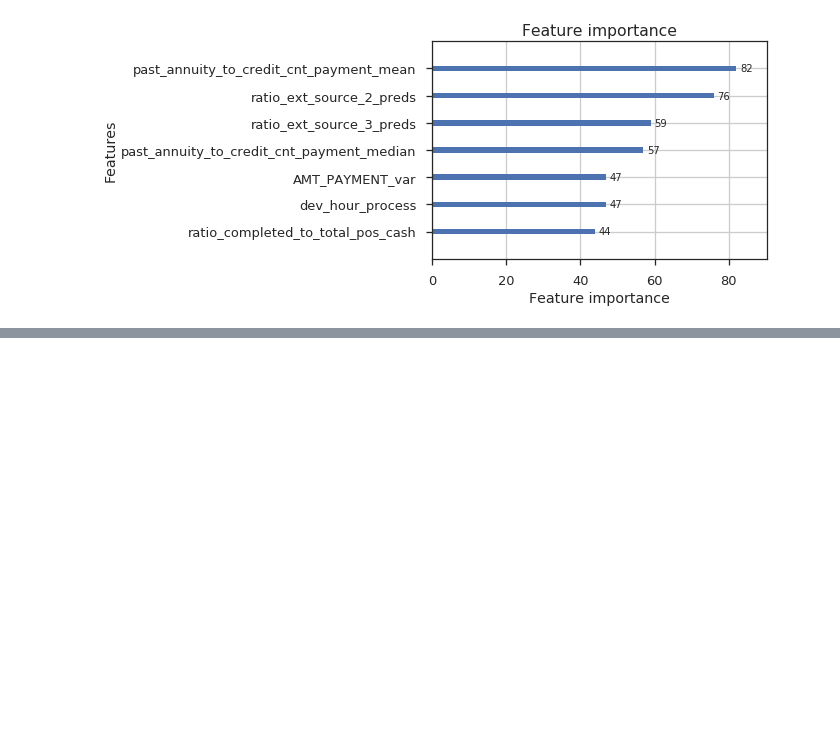
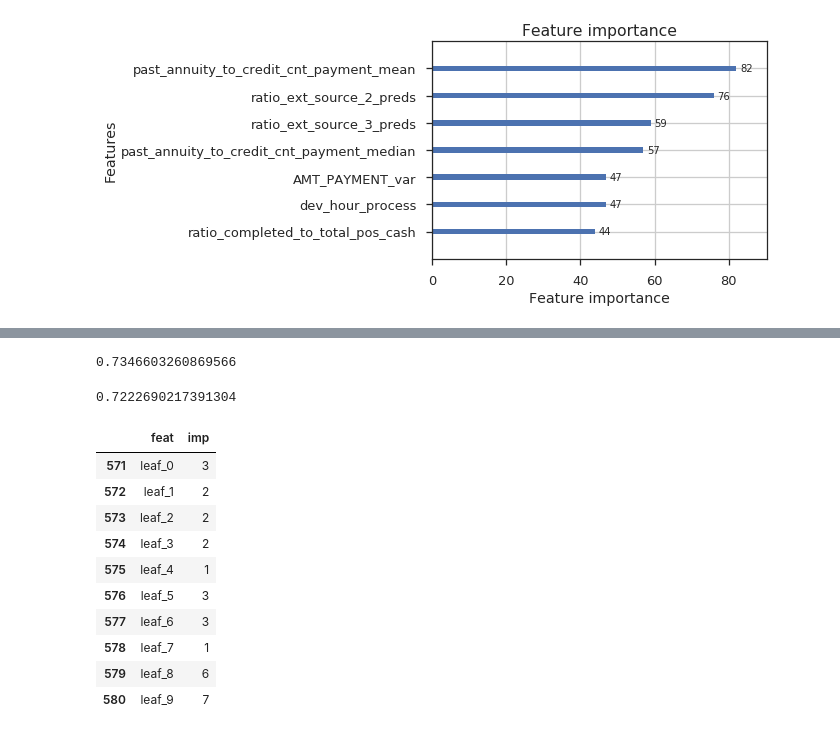
Before and after one commit to numb3r33/Kaggle_Home_Credit, a Jupyter notebook: notebooks/Polya.ipynb, the cells around one changed output, grey strips where cells are left out. Saved outputs shown, nothing was run; the diff lists cells and outputs as text; code cells hidden in the pictures; blank space fills up the shorter version.

```diff
--- a/notebooks/Polya.ipynb
+++ b/notebooks/Polya.ipynb
@@ -1006,0 +1061,20 @@ lgb.plot_importance(m.booster_, max_num_features=7)
+# %%
+# without leaves from XGBoost
+
+m = lgb.LGBMClassifier(objective='binary',
+                       max_depth=4,
+                       num_leaves=15,
+                       n_estimators=800,
+                       learning_rate=.1,
+                       colsample_bytree=.1,
+                       reg_lambda=20,
+                       min_child_weight=10,
+                       random_state=SEED
+                      )
+
+m.fit(Xtr, ytr)
+val_preds = m.predict_proba(Xte)[:, 1]
+
+roc_auc_score(yte, val_preds)
+# %% [output]
+0.7346603260869566
@@ -1006,0 +1090,32 @@ lgb.plot_importance(m.booster_, max_num_features=7)
+# %%
+m = lgb.LGBMClassifier(objective='binary',
+                       max_depth=4,
+                       num_leaves=15,
+                       n_estimators=800,
+                       learning_rate=.1,
+                       colsample_bytree=.1,
+                       reg_lambda=20,
+                       min_child_weight=10,
+                       random_state=SEED
+                      )
+
+m.fit(Xtr_new, ytr)
+val_preds = m.predict_proba(Xte_new)[:, 1]
+
+roc_auc_score(yte, val_preds)
+# %% [output]
+0.7222690217391304
+# %%
+feat_df.loc[feat_df.feat.isin([c for c in feat_df.feat if 'leaf_' in c])]
+# %% [output]
+|  | feat | imp |
+| 571 | leaf_0 | 3 |
+| 572 | leaf_1 | 2 |
+| 573 | leaf_2 | 2 |
+| 574 | leaf_3 | 2 |
+| 575 | leaf_4 | 1 |
+| 576 | leaf_5 | 3 |
+| 577 | leaf_6 | 3 |
+| 578 | leaf_7 | 1 |
+| 579 | leaf_8 | 6 |
+| 580 | leaf_9 | 7 |
```
Also changed, not shown: parts of 9 cells of this notebook, 1 other file.
